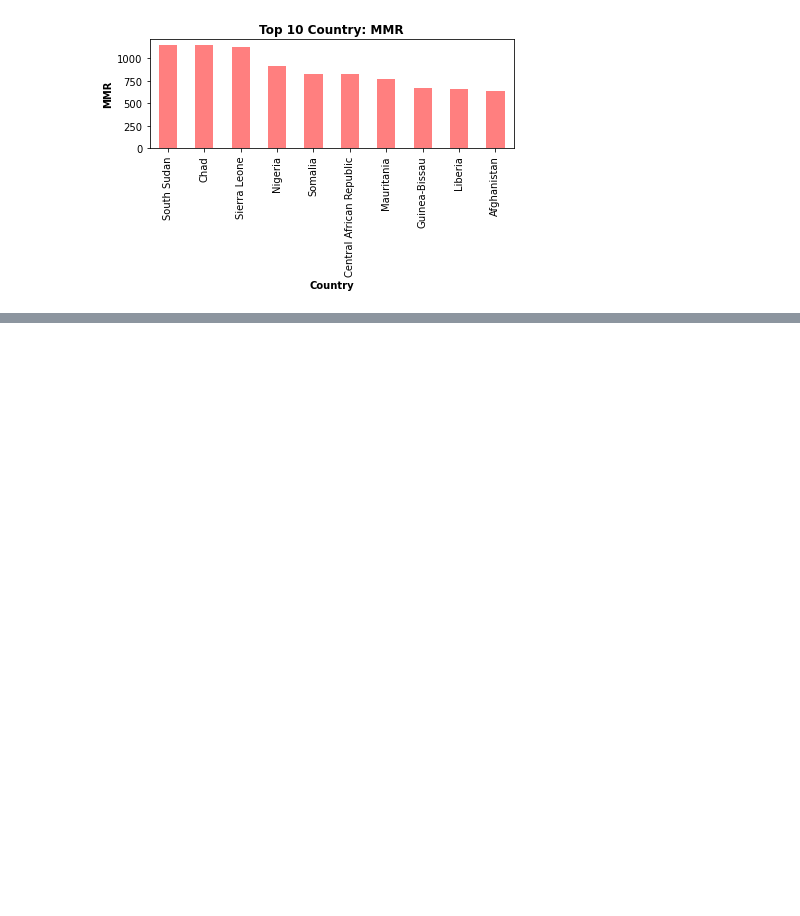
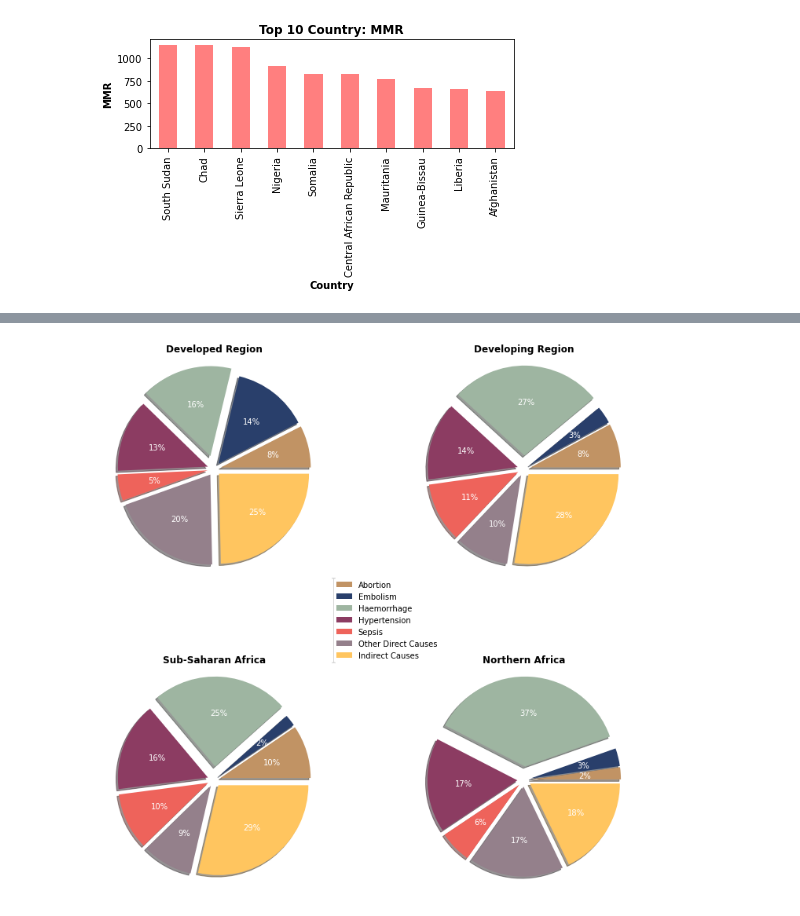
Before and after one commit to abpuccini/maternal-mortality-project, a Jupyter notebook: ETL/ETL-process/global_data_explore.ipynb, the cells around one changed output, grey strips where cells are left out. Drawn from its saved outputs; the diff is of its cells as text; code cells hidden in the pictures; blank space fills up the shorter version.

```diff
--- a/ETL/ETL-process/global_data_explore.ipynb
+++ b/ETL/ETL-process/global_data_explore.ipynb
@@ -148,0 +152,37 @@ ValueError: pie requires either y column or 'subplots=True'
+# %%
+# Data to plot
+developed = causes_plot_df = causes_df.iloc[1, 2:]
+developing = causes_plot_df = causes_df.iloc[2, 2:]
+africa_1 = causes_plot_df = causes_df.iloc[3, 2:]
+africa_2 = causes_plot_df = causes_df.iloc[4, 2:]
+# %%
+import matplotlib.pyplot as plt
+
+# Parameter
+labels = 'Abortion', 'Embolism', 'Haemorrhage', 'Hypertension', 'Sepsis', 'Other Direct Causes', 'Indirect Causes'
+explode = [0.075 if i != 2 else 0.15 for i in range(0,7)]
+colors = ['#C19364', '#293F6B', '#9EB5A1', '#8C3C62', '#EE635B', '#94808B', '#FFC55F']
+
+# Make figure and axes
+fig, axs = plt.subplots(2,2, figsize=(10,10))
+
+# Plot pie charts
+axs[0, 0].pie(developed, autopct='%1.0f%%', textprops={'color':"w"}, shadow=True, explode=explode, colors=colors)
+axs[0, 1].pie(developing, autopct='%1.0f%%', textprops={'color':"w"}, shadow=True, explode=explode, colors=colors)
+axs[1, 1].pie(africa_1, autopct='%1.0f%%', textprops={'color':"w"}, shadow=True, explode=explode, colors=colors)
+axs[1, 0].pie(africa_2, autopct='%1.0f%%', textprops={'color':"w"}, shadow=True, explode=explode, colors=colors)
+
+axs[0, 0].set_title('Developed Region', fontweight='bold')
+axs[0, 1].set_title('Developing Region', fontweight='bold')
+axs[1, 1].set_title('Northern Africa', fontweight='bold')
+axs[1, 0].set_title('Sub-Saharan Africa', fontweight='bold')
+
+plt.legend(bbox_to_anchor=(-0.35, 1.4), loc=2, ncol=1, mode="expand", borderaxespad=0, labels=labels)
+
+# Save bar graph to Images folder
+plt.tight_layout()
+plt.savefig('../../Images/compared_causes.png')
+
+plt.show()
+# %% [output]
+[figure, added]
```
Also changed, not shown: parts of 7 cells of this notebook, 4 other files.
